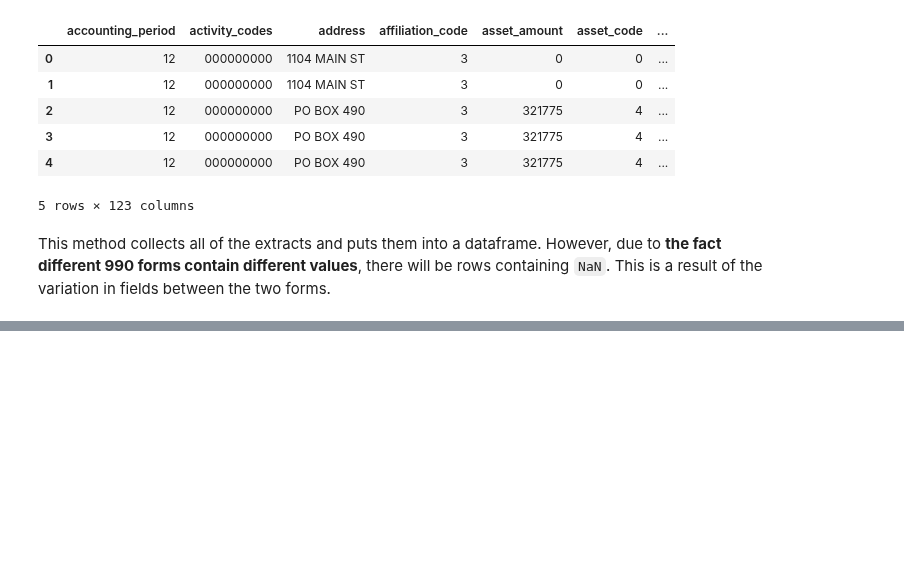
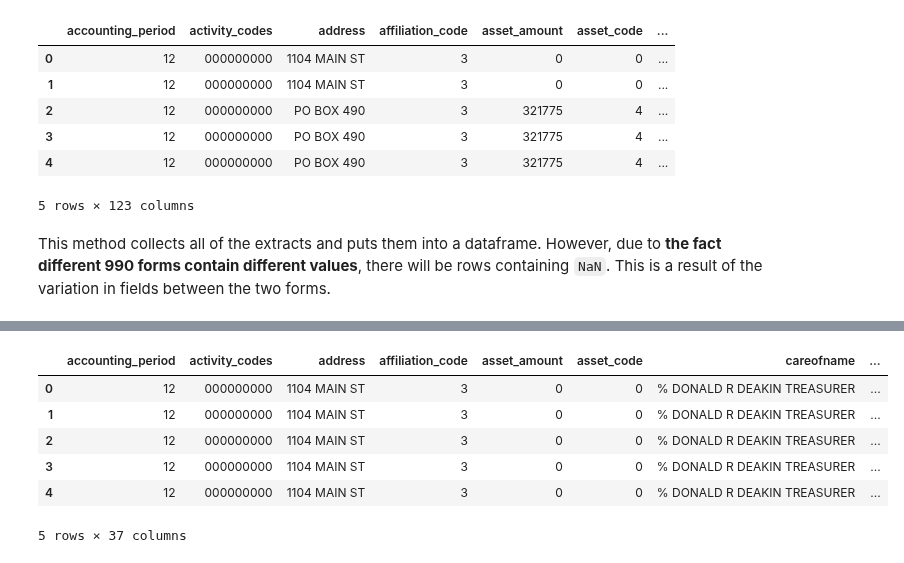
Before and after one commit to alanhovorka/mysql_queries, a Jupyter notebook: nonprofits/propublica_nonprofit_exp.ipynb, the cells around one changed output, grey strips where cells are left out. Cells and saved outputs as stored; diff of their text form; code cells hidden in the pictures; blank space fills up the shorter version.

Commit message:
building dictionaries of data

```diff
--- a/nonprofits/propublica_nonprofit_exp.ipynb
+++ b/nonprofits/propublica_nonprofit_exp.ipynb
@@ -295,0 +280,14 @@ then loop over the filings, doing something like
+# %%
+#Get the filings_without_data dataframe
+payload2 = []
+for einno in eins:
+    print("Fetching")
+    r2 = requests.get(baseurl2 + einno).json()
+    wod = r2['filings_without_data']
+    org = r2['organization']
+    for filing in wod:
+        payload2.append(dict(filing, **org))
+        print("appended")
+        #Will print appended for every filing and org combo. Number of appended prints tells you how many filings.
+#     pp(payload)
+    time.sleep(2)
@@ -295,0 +312,12 @@ then loop over the filings, doing something like
+# %%
+fwoddf = pd.DataFrame(payload2)
+# %%
+fwoddf.head()
+# %% [output]
+|  | accounting_period | activity_codes | address | affiliation_code | asset_amount | asset_code | careofname | ... |
+| 0 | 12 | 000000000 | 1104 MAIN ST | 3 | 0 | 0 | % DONALD R DEAKIN TREASURER | ... |
+| 1 | 12 | 000000000 | 1104 MAIN ST | 3 | 0 | 0 | % DONALD R DEAKIN TREASURER | ... |
+| 2 | 12 | 000000000 | 1104 MAIN ST | 3 | 0 | 0 | % DONALD R DEAKIN TREASURER | ... |
+| 3 | 12 | 000000000 | 1104 MAIN ST | 3 | 0 | 0 | % DONALD R DEAKIN TREASURER | ... |
+| 4 | 12 | 000000000 | 1104 MAIN ST | 3 | 0 | 0 | % DONALD R DEAKIN TREASURER | ... |
+5 rows × 37 columns
```
Also changed, not shown: parts of 3 cells of this notebook.
